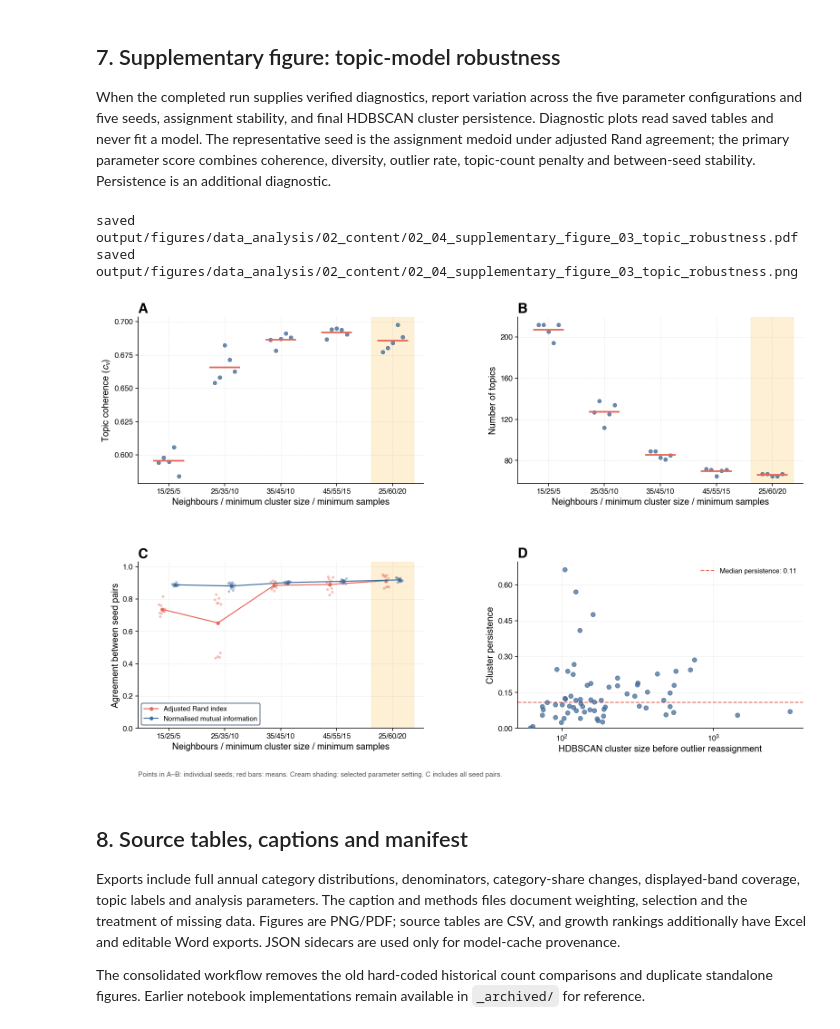
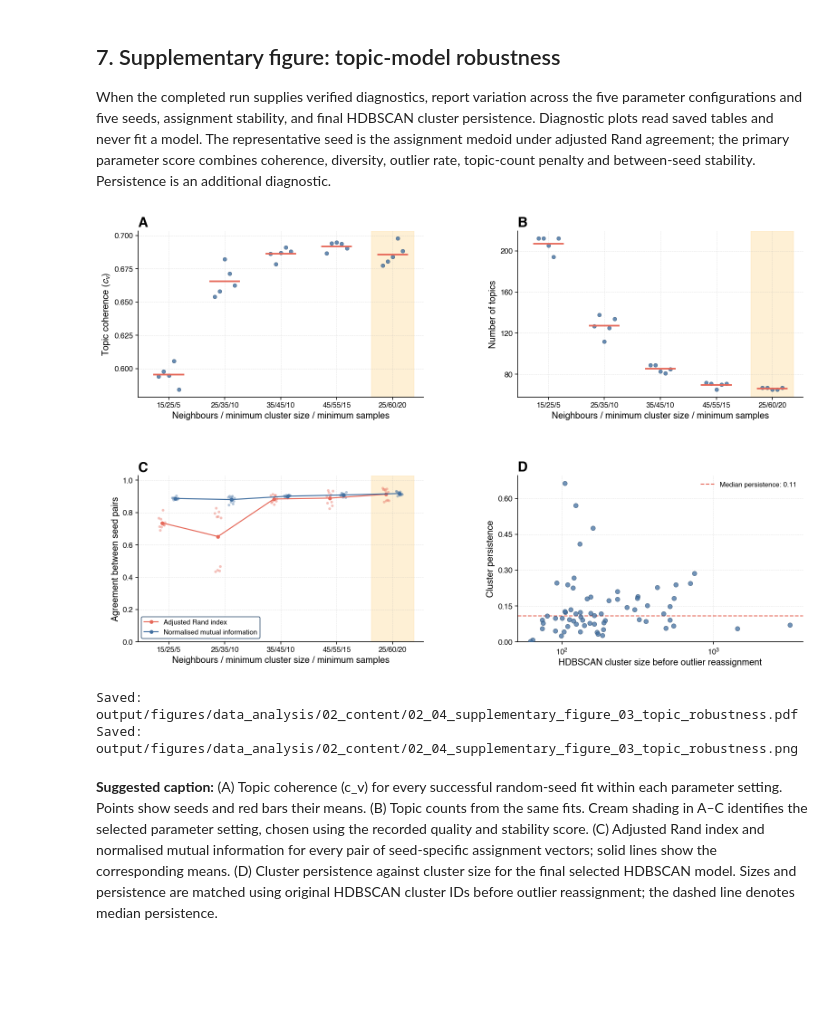
Before and after one commit to OxfordDemSci/20_years_of_ukb, a Jupyter notebook: src/data_analysis/02_content.ipynb, the cells around one changed output. Drawn from its saved outputs; the diff is of its cells as text; code cells hidden in the pictures; blank space fills up the shorter version.

```diff
--- a/src/data_analysis/02_content.ipynb
+++ b/src/data_analysis/02_content.ipynb
@@ -235,22 +249,18 @@ saved output/figures/data_analysis/02_content/02_03_supplementary_figure_02_cove
 
 When the completed run supplies verified diagnostics, report variation across the five parameter configurations and five seeds, assignment stability, and final HDBSCAN cluster persistence. Diagnostic plots read saved tables and never fit a model. The representative seed is the assignment medoid under adjusted Rand agreement; the primary parameter score combines coherence, diversity, outlier rate, topic-count penalty and between-seed stability. Persistence is an additional diagnostic.
 # %%
+from utils.shared_style import display_figure
 diagnostics = C.load_topic_diagnostics(D)
 if diagnostics is not None:
     fig = C.figure_si_topic_robustness(D, save=False)
     ARTIFACTS.record_figures(savefig(
         fig, "02_04_supplementary_figure_03_topic_robustness", style=STYLE))
-    display(fig)
+    display_figure(fig)
     plt.close(fig)
 else:
     print("[SKIP] Verified topic-model robustness diagnostics are unavailable.")
 # %% [output]
+[figure, new version]
-saved output/figures/data_analysis/02_content/02_04_supplementary_figure_03_topic_robustness.pdf
-saved output/figures/data_analysis/02_content/02_04_supplementary_figure_03_topic_robustness.png
+Saved: output/figures/data_analysis/02_content/02_04_supplementary_figure_03_topic_robustness.pdf
+Saved: output/figures/data_analysis/02_content/02_04_supplementary_figure_03_topic_robustness.png
-[figure, old version]
+**Suggested caption:** (A) Topic coherence (c_v) for every successful random-seed fit within each parameter setting. Points show seeds and red bars their means. (B) Topic counts from the same fits. Cream shading in A–C identifies the selected parameter setting, chosen using the recorded quality and stability score. (C) Adjusted Rand index and normalised mutual information for every pair of seed-specific assignment vectors; solid lines show the corresponding means. (D) Cluster persistence against cluster size for the final selected HDBSCAN model. Sizes and persistence are matched using original HDBSCAN cluster IDs before outlier reassignment; the dashed line denotes median persistence.
-# %% [markdown]
-## 8. Source tables, captions and manifest
-
-Exports include full annual category distributions, denominators, category-share changes, displayed-band coverage, topic labels and analysis parameters. The caption and methods files document weighting, selection and the treatment of missing data. Figures are PNG/PDF; source tables are CSV, and growth rankings additionally have Excel and editable Word exports. JSON sidecars are used only for model-cache provenance.
-
-The consolidated workflow removes the old hard-coded historical count comparisons and duplicate standalone figures. Earlier notebook implementations remain available in `_archived/` for reference.
```
Also changed, not shown: parts of 27 cells of this notebook, 28 other files.
